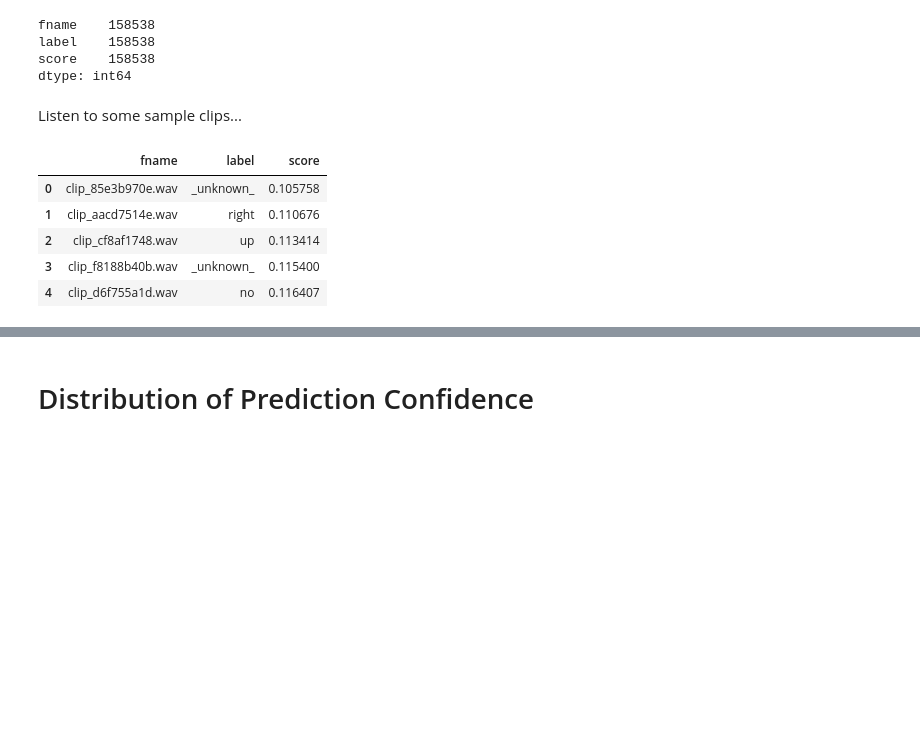
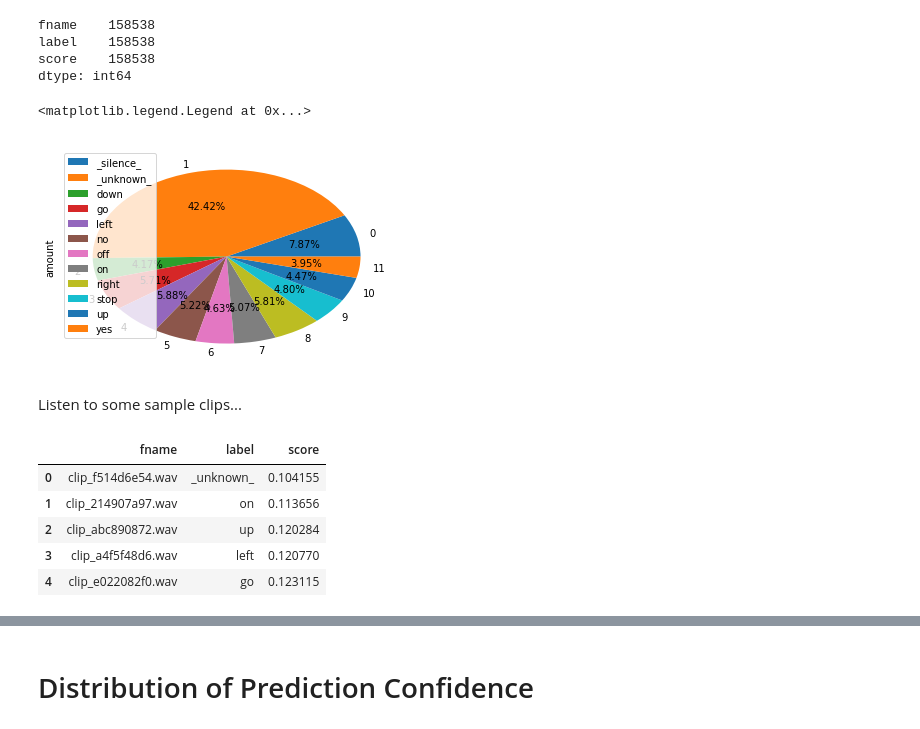
Before and after one commit to Agent007/tensorflow-speech-recognition-challenge, a Jupyter notebook: predictions.ipynb, the cells around one changed output, grey strips where cells are left out. Saved outputs shown, nothing was run; the diff lists cells and outputs as text; code cells hidden in the pictures; blank space fills up the shorter version.

```diff
--- a/predictions.ipynb
+++ b/predictions.ipynb
@@ -20,22 +20,32 @@ fname    158538
 label    158538
 score    158538
 dtype: int64
+# %%
+%matplotlib inline
+
+from pandasql import sqldf
+import matplotlib.pyplot as plt
+
+pysqldf = lambda q: sqldf(q, globals())
+
+label_counts = pysqldf("SELECT label, COUNT(label) AS amount FROM predictions GROUP BY label")
+label_counts.plot(x='label', y='amount', kind='pie', legend=True, autopct='%1.2f%%')
+plt.legend(labels=label_counts.label, loc="best")
+# %% [output]
+<matplotlib.legend.Legend at 0x...>
+[figure, added]
 # %% [markdown]
 Listen to some sample clips...
 # %%
-from pandasql import sqldf
-
-pysqldf = lambda q: sqldf(q, globals())
-
 least_confident_predictions = pysqldf("SELECT * FROM predictions ORDER BY score ASC")
 least_confident_predictions.head()
 # %% [output]
 |  | fname | label | score |
-| 0 | clip_85e3b970e.wav | _unknown_ | 0.105758 |
-| 1 | clip_aacd7514e.wav | right | 0.110676 |
-| 2 | clip_cf8af1748.wav | up | 0.113414 |
-| 3 | clip_f8188b40b.wav | _unknown_ | 0.115400 |
-| 4 | clip_d6f755a1d.wav | no | 0.116407 |
+| 0 | clip_f514d6e54.wav | _unknown_ | 0.104155 |
+| 1 | clip_214907a97.wav | on | 0.113656 |
+| 2 | clip_abc890872.wav | up | 0.120284 |
+| 3 | clip_a4f5f48d6.wav | left | 0.120770 |
+| 4 | clip_e022082f0.wav | go | 0.123115 |
 # %%
 import IPython.display as ipd
 from scipy.io import wavfile
```
Also changed, not shown: parts of 2 cells of this notebook, 19 other files.
